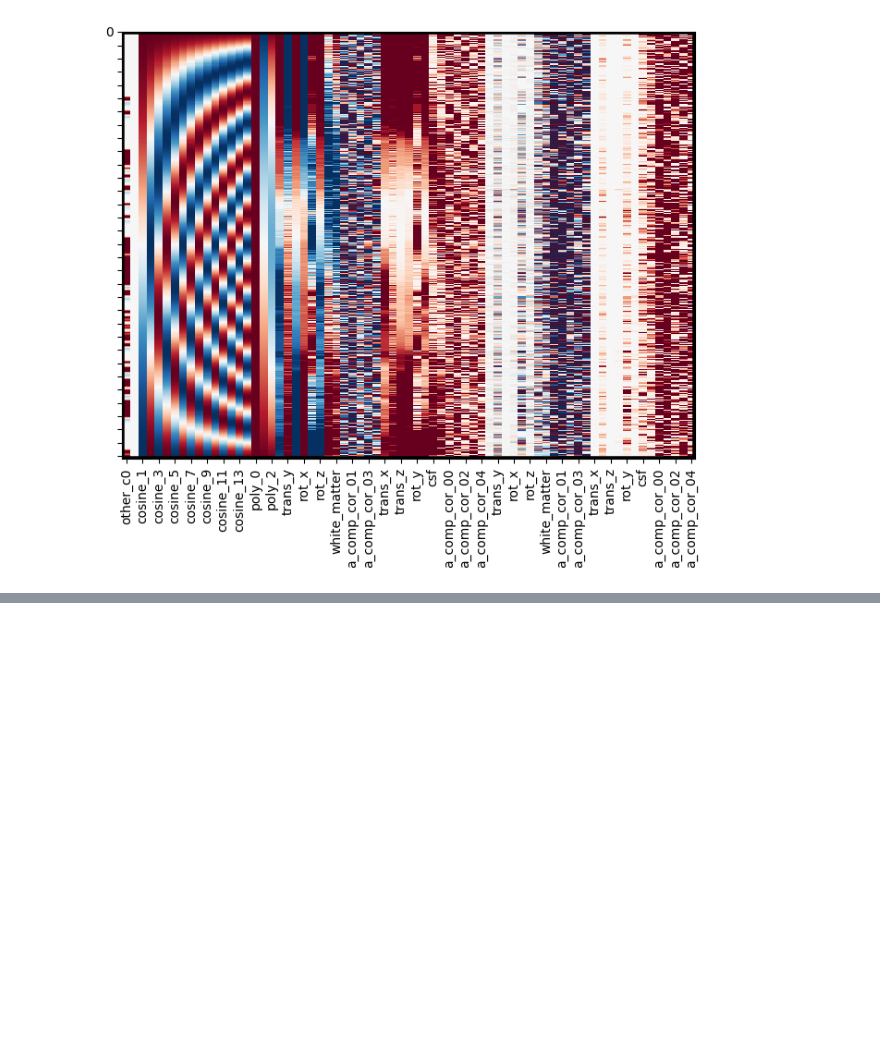
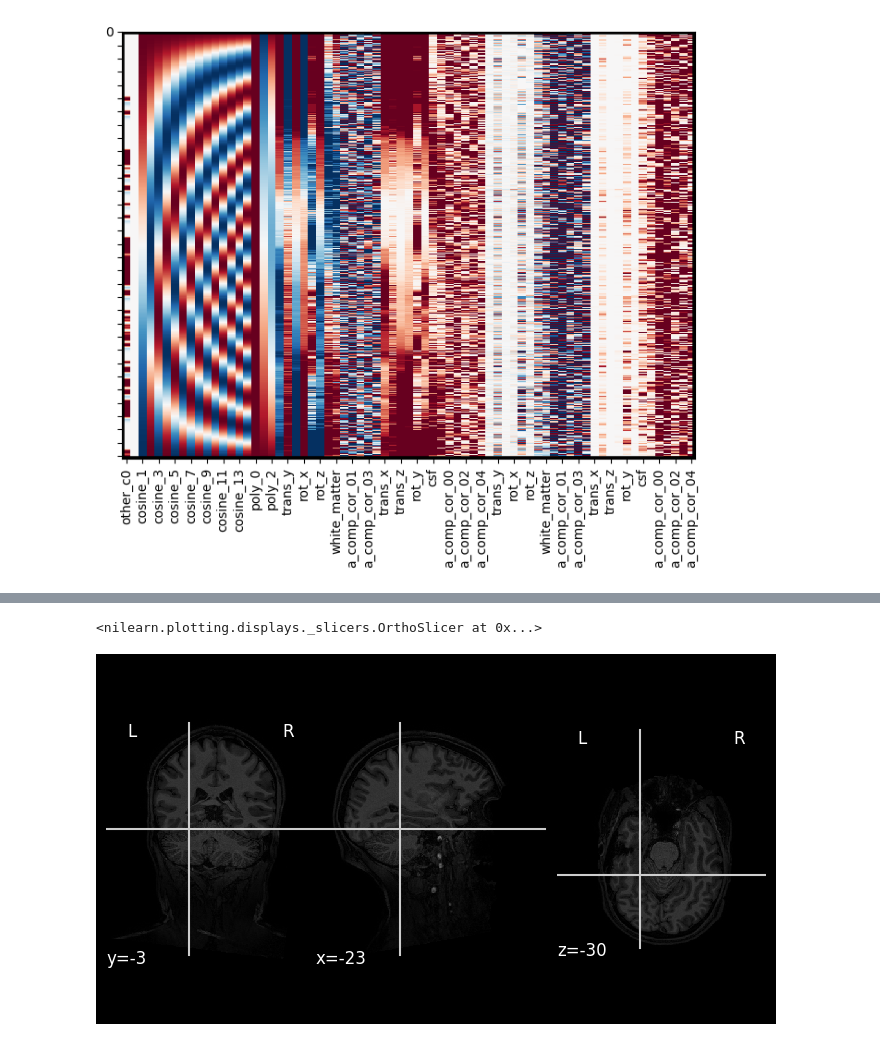
Before and after one commit to nimarek/study-face-tracks, a Jupyter notebook: code/func_alignment.ipynb, the cells around one changed output, grey strips where cells are left out. Drawn from its saved outputs; the diff is of its cells as text; code cells hidden in the pictures; blank space fills up the shorter version.

```diff
--- a/code/func_alignment.ipynb
+++ b/code/func_alignment.ipynb
@@ -36,3 +37,6 @@ conf_keep_list = [
 # store output
 if not os.path.exists(out_dir):
     os.makedirs(out_dir, exist_ok=True)
+# %%
+lut_df = pd.read_csv("/home/exp-psy/Desktop/study_face_tracks/derivatives/fmriprep_native/desc-aparcaseg_dseg.tsv", sep="\t")
+lut_df
@@ -241,3 +297,4 @@ dm_conv_filt_poly_cov.heatmap(cmap='RdBu_r', vmin=-1,vmax=1)
 # %%
+smoothed = aligned_sub_hyperalignment["transformed"].smooth(fwhm=0)
 smoothed.X = dm_conv_filt_poly_cov
 stats = smoothed.regress()
@@ -267,0 +301,5 @@ Note: you may need to restart the kernel to use updated packages.
+# %%
+plot_roi(stats['beta'][0].to_nifti(), bg_img="/home/exp-psy/Desktop/study_face_tracks/derivatives/fmriprep_native/sub-01/ses-movie/anat/sub-01_ses-movie_desc-preproc_T1w.nii.gz")
+# %% [output]
+<nilearn.plotting.displays._slicers.OrthoSlicer at 0x...>
+[figure, added]
```
Also changed, not shown: parts of 19 cells of this notebook.
